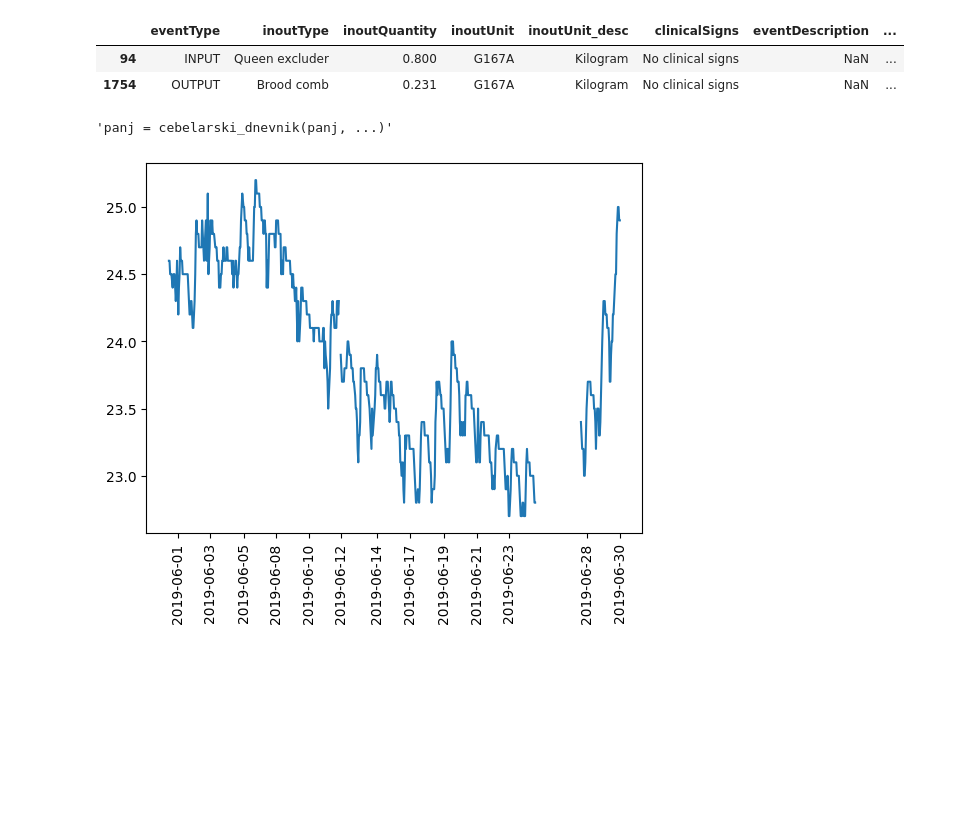
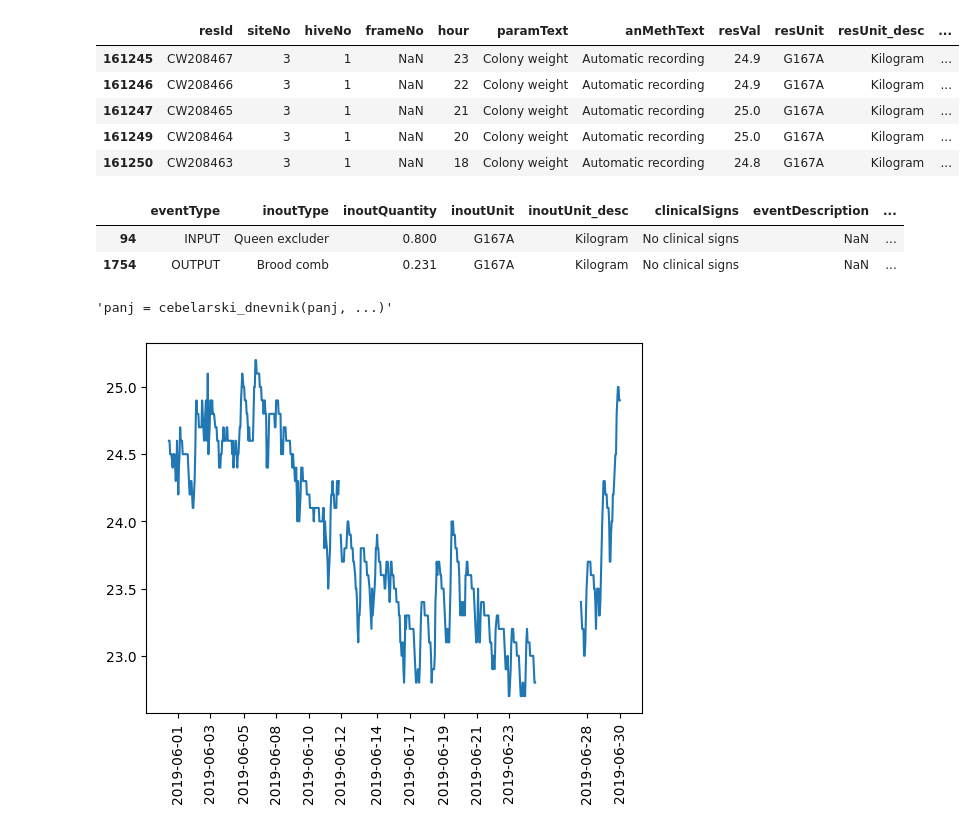
Before and after one commit to borbregant/cebelice, a Jupyter notebook: ciscenje/cebelarski_dnevnik.ipynb, the cells around one changed output. Cells and saved outputs as stored; diff of their text form; code cells hidden in the pictures; blank space fills up the shorter version.

```diff
--- a/ciscenje/cebelarski_dnevnik.ipynb
+++ b/ciscenje/cebelarski_dnevnik.ipynb
@@ -22,6 +22,16 @@ dnevnik['year'] = dnevnik['date'].dt.year
 dnevnik['month'] = dnevnik['date'].dt.month
 dnevnik = dnevnik.loc[dnevnik['month'] == 6]
 dnevnik = dnevnik.loc[dnevnik['year'] == 2019]
+# %%
+panj.head()
+####
+# %% [output]
+|  | resId | siteNo | hiveNo | frameNo | hour | paramText | anMethText | resVal | resUnit | resUnit_desc | ... |
+| 161245 | CW208467 | 3 | 1 | NaN | 23 | Colony weight | Automatic recording | 24.9 | G167A | Kilogram | ... |
+| 161246 | CW208466 | 3 | 1 | NaN | 22 | Colony weight | Automatic recording | 24.9 | G167A | Kilogram | ... |
+| 161247 | CW208465 | 3 | 1 | NaN | 21 | Colony weight | Automatic recording | 25.0 | G167A | Kilogram | ... |
+| 161249 | CW208464 | 3 | 1 | NaN | 20 | Colony weight | Automatic recording | 25.0 | G167A | Kilogram | ... |
+| 161250 | CW208463 | 3 | 1 | NaN | 18 | Colony weight | Automatic recording | 24.8 | G167A | Kilogram | ... |
 # %%
 dnevnik.head()
 # %% [output]
```
Also changed, not shown: parts of 1 cell of this notebook.
